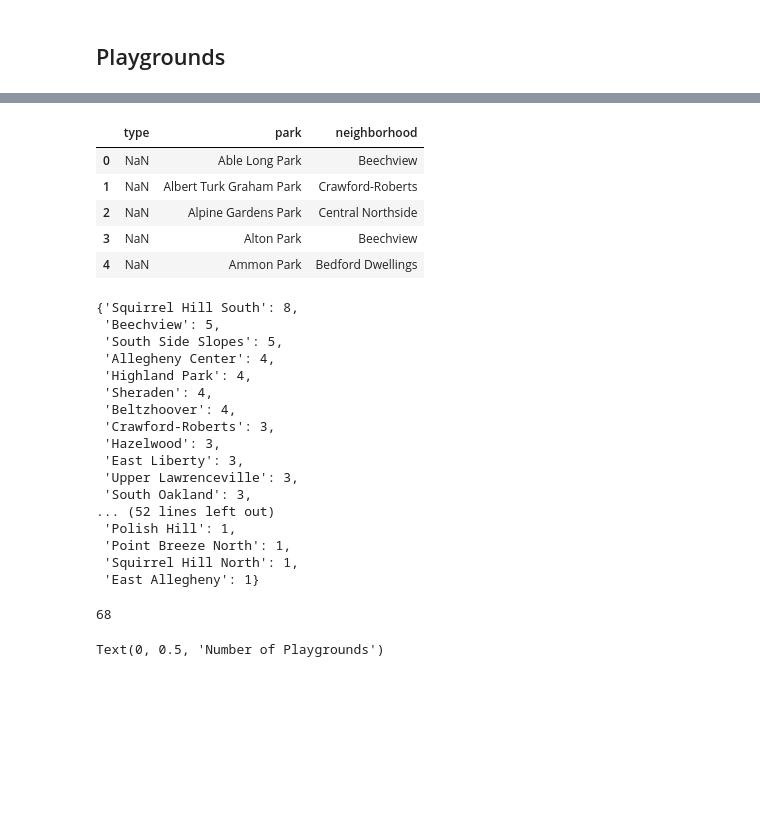
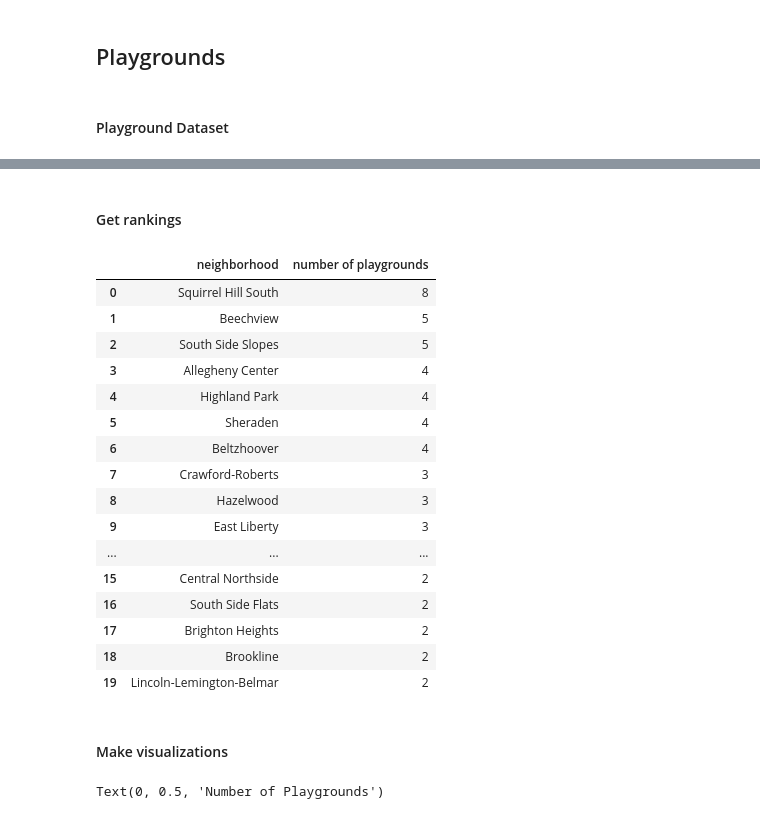
Before and after one commit to danielhufnagle/CMPINF0010FinalProj, a Jupyter notebook: Final.ipynb, the cells around one changed output, grey strips where cells are left out. Cells and saved outputs as stored; diff of their text form; code cells hidden in the pictures; blank space fills up the shorter version.

Commit message:
brought individual notebooks more in line with updated final notebook

```diff
--- a/Final.ipynb
+++ b/Final.ipynb
@@ -19,6 +19,8 @@ import pandas as pd
 import matplotlib.pyplot as plt
 # %% [markdown]
 ## Playgrounds
+# %% [markdown]
+#### Playground Dataset
 # %%
 data = pd.read_csv('data/playgrounds.csv')
 data.head()
@@ -29,47 +31,40 @@ data.head()
 | 2 | 3 | 1860709784 | Alpine Playground | NaN | Parks - Northern | Alpine Gardens Park | ALPINE AVE | https://tools.wprdc.org/images/pi... | Central Northside | ... |
 | 3 | 4 | 1770671485 | Alton Playground | NaN | Parks - Western | Alton Park | ANDICK WAY | https://tools.wprdc.org/images/pi... | Beechview | ... |
 | 4 | 5 | 18942817 | Ammon Playground | NaN | Parks - Schenley | Ammon Park | MEMORY LN | https://tools.wprdc.org/images/pi... | Bedford Dwellings | ... |
-# %%
-data = data[['type', 'park', 'neighborhood']]
-data.head()
-# %% [output]
-|  | type | park | neighborhood |
-| 0 | NaN | Able Long Park | Beechview |
-| 1 | NaN | Albert Turk Graham Park | Crawford-Roberts |
-| 2 | NaN | Alpine Gardens Park | Central Northside |
-| 3 | NaN | Alton Park | Beechview |
-| 4 | NaN | Ammon Park | Bedford Dwellings |
+# %% [markdown]
+#### Get rankings
 # %%
+# create neighborhood dictionary
 neighborhoods = {}
 for index, row in data.iterrows():
     if row['neighborhood'] not in neighborhoods.keys():
         neighborhoods[row['neighborhood']] = 0
     neighborhoods[row['neighborhood']] += 1
 
-# Sorting neighborhoods
+# Sorting neighborhoods by number of playgrounds
 neighborhoods = dict(sorted(neighborhoods.items(), key=lambda item: item[1], reverse=True))
-neighborhoods
+
+# converting back to pandas dataframe
+playground_ranking = pd.DataFrame(neighborhoods.items(), columns=['neighborhood', 'number of playgrounds'])
+playground_ranking.head(20)
 # %% [output]
-{'Squirrel Hill South': 8,
- 'Beechview': 5,
- 'South Side Slopes': 5,
- 'Allegheny Center': 4,
- 'Highland Park': 4,
- 'Sheraden': 4,
- 'Beltzhoover': 4,
- 'Crawford-Roberts': 3,
- 'Hazelwood': 3,
- 'East Liberty': 3,
- 'Upper Lawrenceville': 3,
- 'South Oakland': 3,
-... (52 lines left out)
- 'Polish Hill': 1,
- 'Point Breeze North': 1,
- 'Squirrel Hill North': 1,
- 'East Allegheny': 1}
+|  | neighborhood | number of playgrounds |
+| 0 | Squirrel Hill South | 8 |
+| 1 | Beechview | 5 |
+| 2 | South Side Slopes | 5 |
+| 3 | Allegheny Center | 4 |
+| 4 | Highland Park | 4 |
+| 5 | Sheraden | 4 |
+| 6 | Beltzhoover | 4 |
+| 7 | Crawford-Roberts | 3 |
+| 8 | Hazelwood | 3 |
+| 9 | East Liberty | 3 |
+| ... | ... | ... |
+| 15 | Central Northside | 2 |
+| 16 | South Side Flats | 2 |
+| 17 | Brighton Heights | 2 |
+| 18 | Brookline | 2 |
+| 19 | Lincoln-Lemington-Belmar | 2 |
-# %%
-n_series = pd.Series(neighborhoods)
-len(n_series)
-# %% [output]
-68
+# %% [markdown]
+#### Make visualizations
 # %%
```
Also changed, not shown: parts of 15 cells of this notebook, 2 other files.
